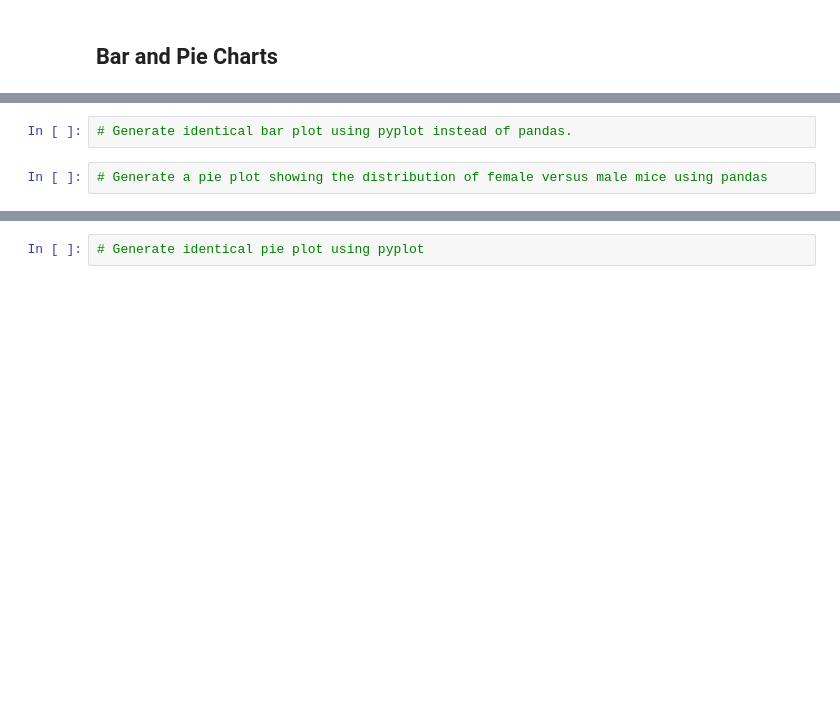
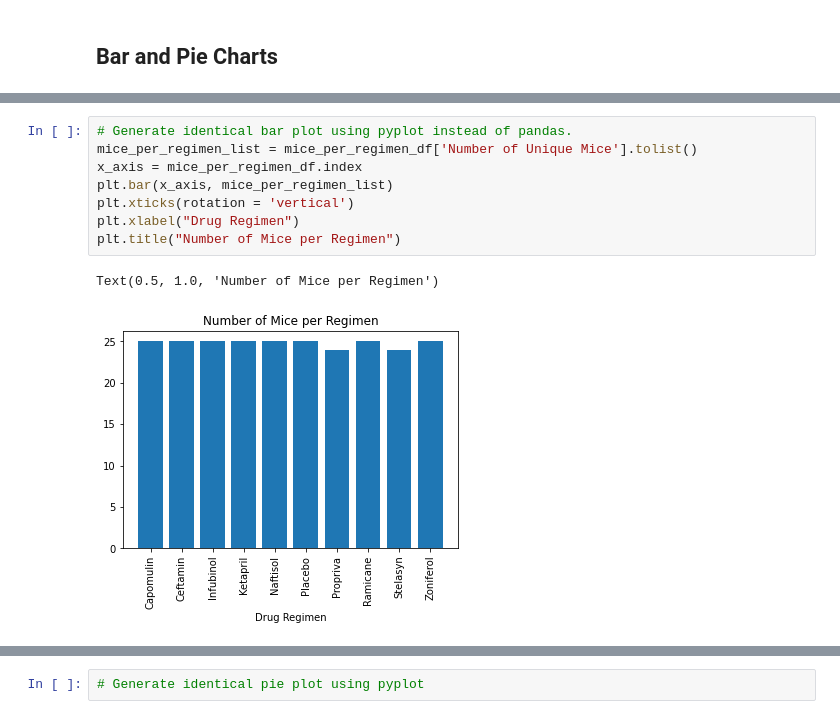
Before and after one commit to josh-acampado/matplotlib-challenge, a Jupyter notebook: pymaceuticals_starter.ipynb, the cells around one changed output, grey strips where cells are left out. Cells and saved outputs as stored; diff of their text form; blank space fills up the shorter version.

```diff
--- a/pymaceuticals_starter.ipynb
+++ b/pymaceuticals_starter.ipynb
@@ -125,4 +127,11 @@ mice_per_regimen_df.plot(kind="bar", figsize = (15,3), ylim = (0,31))
-# %%
-# Generate identical bar plot using pyplot instead of pandas.
-# %%
-# Generate a pie plot showing the distribution of female versus male mice using pandas
+# %%
+# Generate identical bar plot using pyplot instead of pandas.
+mice_per_regimen_list = mice_per_regimen_df['Number of Unique Mice'].tolist()
+x_axis = mice_per_regimen_df.index
+plt.bar(x_axis, mice_per_regimen_list)
+plt.xticks(rotation = 'vertical')
+plt.xlabel("Drug Regimen")
+plt.title("Number of Mice per Regimen")
+# %% [output]
+Text(0.5, 1.0, 'Number of Mice per Regimen')
+[figure, added]
```
Also changed, not shown: parts of 3 cells of this notebook.
